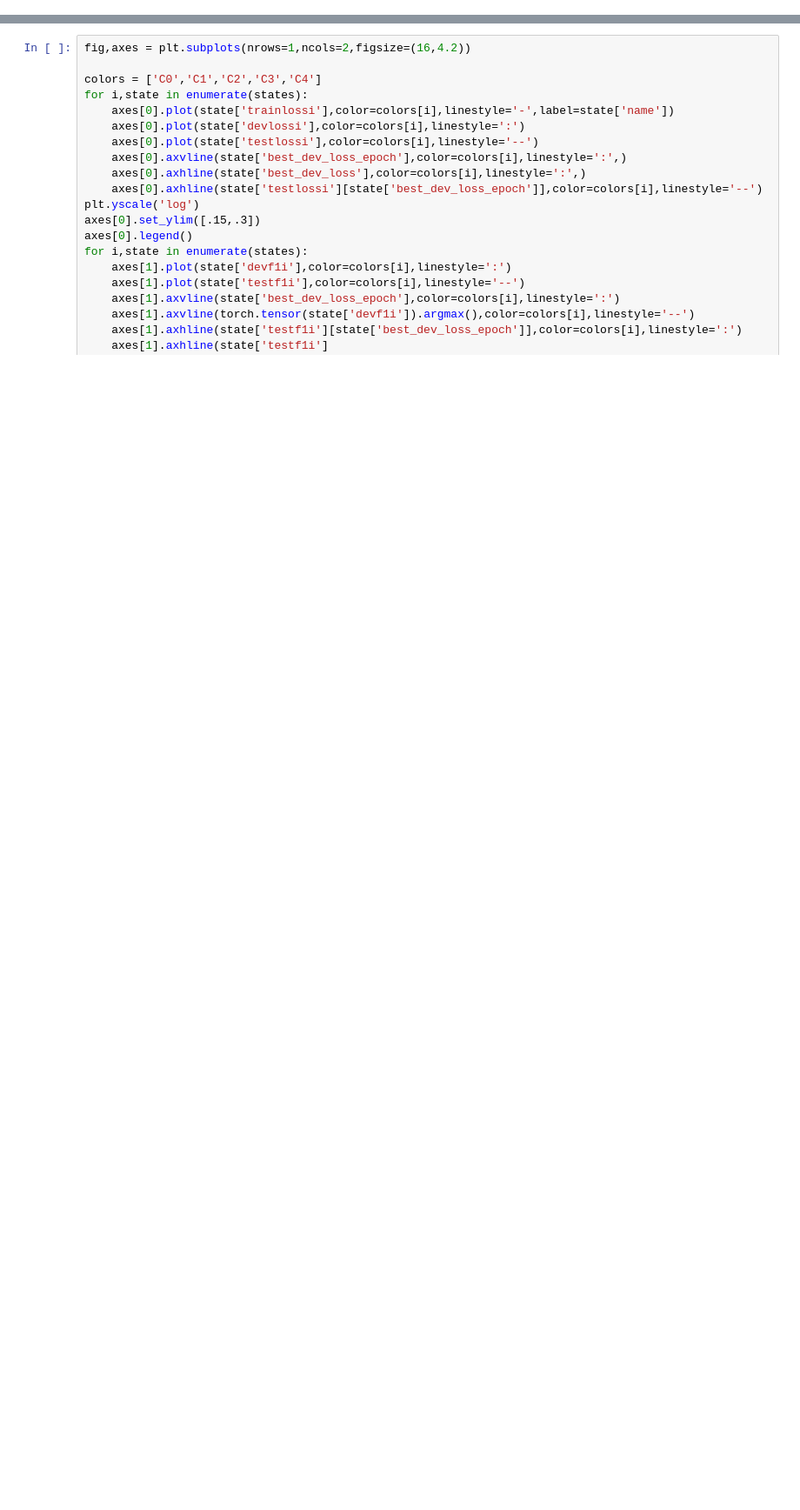
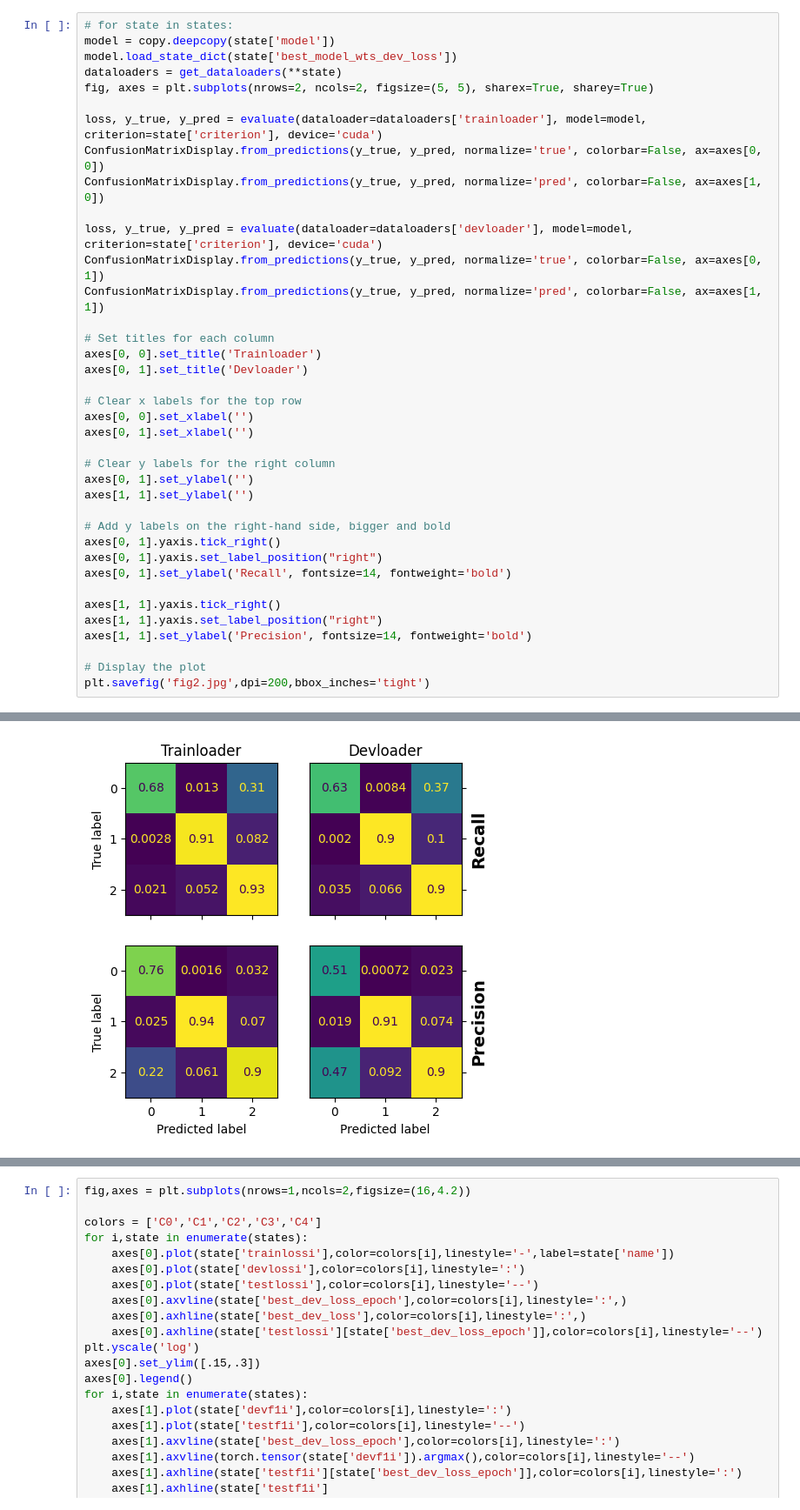
Before and after one commit to smithandrewk/sleep_ml, a Jupyter notebook: eval_resnet_search.ipynb, the cells around one changed output, grey strips where cells are left out. Shown at 87% size. Cells and saved outputs as stored; diff of their text form; blank space fills up the shorter version.

```diff
--- a/eval_resnet_search.ipynb
+++ b/eval_resnet_search.ipynb
@@ -47,0 +139,39 @@ sns.barplot(data=df,x='fold',y='best_dev_loss',hue='widthi')
+# %%
+# for state in states:
+model = copy.deepcopy(state['model'])
+model.load_state_dict(state['best_model_wts_dev_loss'])
+dataloaders = get_dataloaders(**state)
+fig, axes = plt.subplots(nrows=2, ncols=2, figsize=(5, 5), sharex=True, sharey=True)
+
+loss, y_true, y_pred = evaluate(dataloader=dataloaders['trainloader'], model=model, criterion=state['criterion'], device='cuda')
+ConfusionMatrixDisplay.from_predictions(y_true, y_pred, normalize='true', colorbar=False, ax=axes[0, 0])
+ConfusionMatrixDisplay.from_predictions(y_true, y_pred, normalize='pred', colorbar=False, ax=axes[1, 0])
+
+loss, y_true, y_pred = evaluate(dataloader=dataloaders['devloader'], model=model, criterion=state['criterion'], device='cuda')
+ConfusionMatrixDisplay.from_predictions(y_true, y_pred, normalize='true', colorbar=False, ax=axes[0, 1])
+ConfusionMatrixDisplay.from_predictions(y_true, y_pred, normalize='pred', colorbar=False, ax=axes[1, 1])
+
+# Set titles for each column
+axes[0, 0].set_title('Trainloader')
+axes[0, 1].set_title('Devloader')
+
+# Clear x labels for the top row
+axes[0, 0].set_xlabel('')
+axes[0, 1].set_xlabel('')
+
+# Clear y labels for the right column
+axes[0, 1].set_ylabel('')
+axes[1, 1].set_ylabel('')
+
+# Add y labels on the right-hand side, bigger and bold
+axes[0, 1].yaxis.tick_right()
+axes[0, 1].yaxis.set_label_position("right")
+axes[0, 1].set_ylabel('Recall', fontsize=14, fontweight='bold')
+
+axes[1, 1].yaxis.tick_right()
+axes[1, 1].yaxis.set_label_position("right")
+axes[1, 1].set_ylabel('Precision', fontsize=14, fontweight='bold')
+
+# Display the plot
+plt.savefig('fig2.jpg',dpi=200,bbox_inches='tight')
+# %% [output]
@@ -47,0 +182 @@ sns.barplot(data=df,x='fold',y='best_dev_loss',hue='widthi')
+[figure, added]
```
Also changed, not shown: parts of 13 cells of this notebook, 3 other files.
